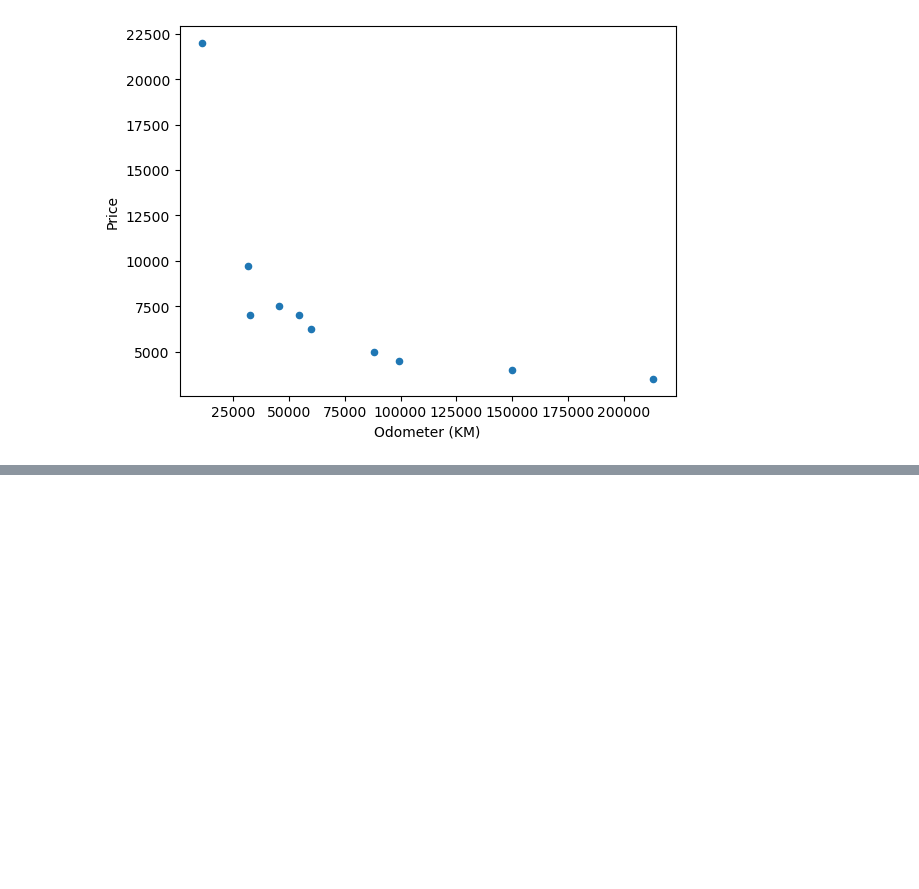
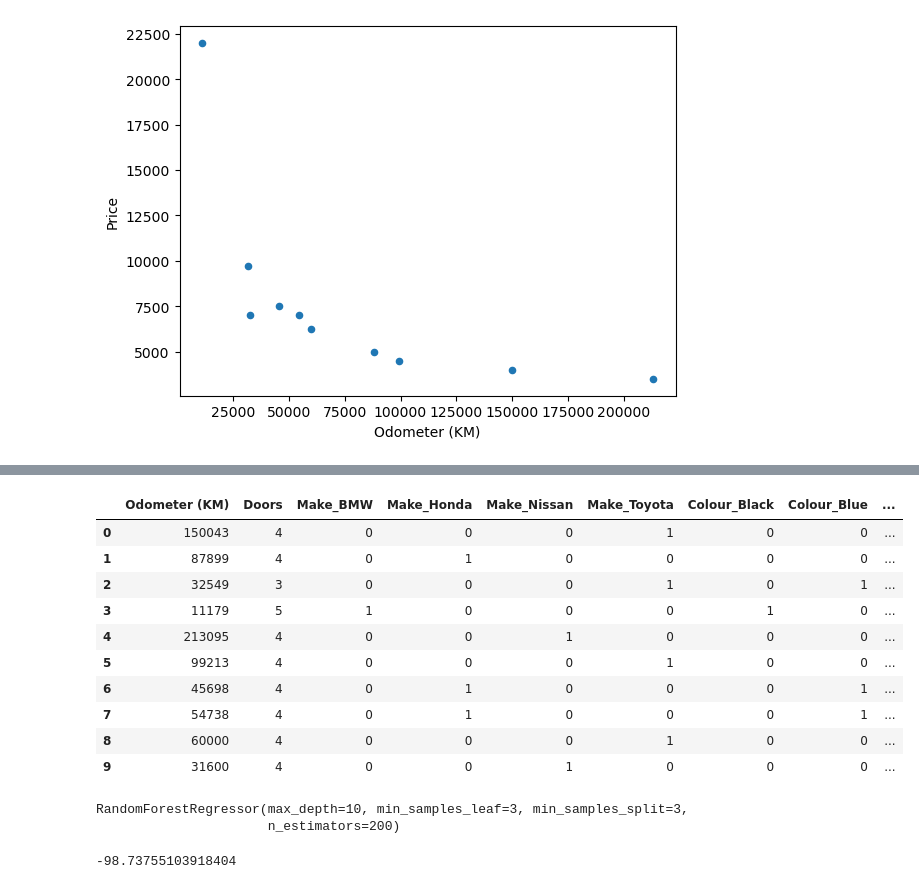
Before and after one commit to calvinyoon/DataScience, a Jupyter notebook: cars.ipynb, the cells around one changed output, grey strips where cells are left out. Saved outputs shown, nothing was run; the diff lists cells and outputs as text; code cells hidden in the pictures; blank space fills up the shorter version.

```diff
--- a/cars.ipynb
+++ b/cars.ipynb
@@ -521,0 +524,7 @@ car_sales.plot(x="Odometer (KM)", y="Price", kind="scatter")
+# %%
+import pandas as pd
+import numpy as np
+
+car_sales = pd.read_csv("https://raw.githubusercontent.com/mrdbourke/zero-to-mastery-ml/master/data/car-sales.csv")
+car_sales["Price"] = car_sales["Price"].str.replace('[\$\,\.]', '').astype(int) / 100
+car_sales
@@ -521,0 +588,15 @@ car_sales.plot(x="Odometer (KM)", y="Price", kind="scatter")
+# %%
+dummies_x = pd.get_dummies(car_sales[["Make", "Colour", "Odometer (KM)", "Doors"]]) #another way to transform
+dummies_x
+# %% [output]
+|  | Odometer (KM) | Doors | Make_BMW | Make_Honda | Make_Nissan | Make_Toyota | Colour_Black | Colour_Blue | ... |
+| 0 | 150043 | 4 | 0 | 0 | 0 | 1 | 0 | 0 | ... |
+| 1 | 87899 | 4 | 0 | 1 | 0 | 0 | 0 | 0 | ... |
+| 2 | 32549 | 3 | 0 | 0 | 0 | 1 | 0 | 1 | ... |
+| 3 | 11179 | 5 | 1 | 0 | 0 | 0 | 1 | 0 | ... |
+| 4 | 213095 | 4 | 0 | 0 | 1 | 0 | 0 | 0 | ... |
+| 5 | 99213 | 4 | 0 | 0 | 0 | 1 | 0 | 0 | ... |
+| 6 | 45698 | 4 | 0 | 1 | 0 | 0 | 0 | 1 | ... |
+| 7 | 54738 | 4 | 0 | 1 | 0 | 0 | 0 | 1 | ... |
+| 8 | 60000 | 4 | 0 | 0 | 0 | 1 | 0 | 0 | ... |
+| 9 | 31600 | 4 | 0 | 0 | 1 | 0 | 0 | 0 | ... |
@@ -521,0 +607,11 @@ car_sales.plot(x="Odometer (KM)", y="Price", kind="scatter")
+# %%
+from sklearn.ensemble import RandomForestRegressor
+model = RandomForestRegressor(n_estimators=200, criterion="squared_error", min_samples_leaf=3, min_samples_split=3, max_depth=10)
+model.fit(X_train, y_train)
+# %% [output]
+RandomForestRegressor(max_depth=10, min_samples_leaf=3, min_samples_split=3,
+                      n_estimators=200)
+# %%
+model.score(X_test, y_test)
+# %% [output]
+-98.73755103918404
```
Also changed, not shown: parts of 7 cells of this notebook, 2 other files.
